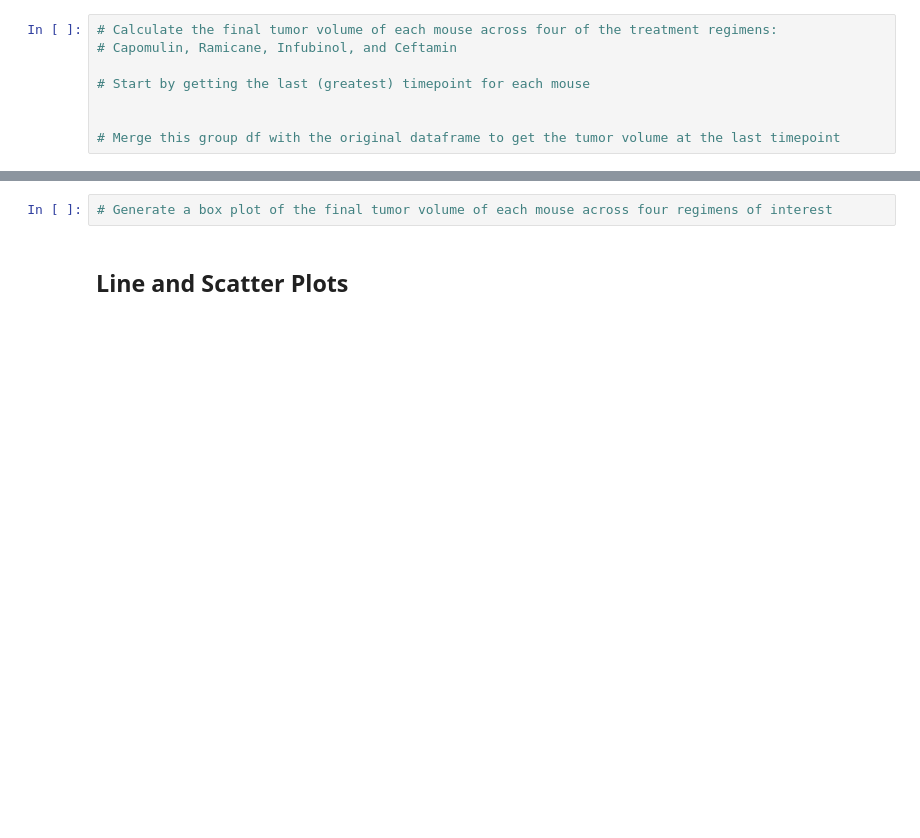
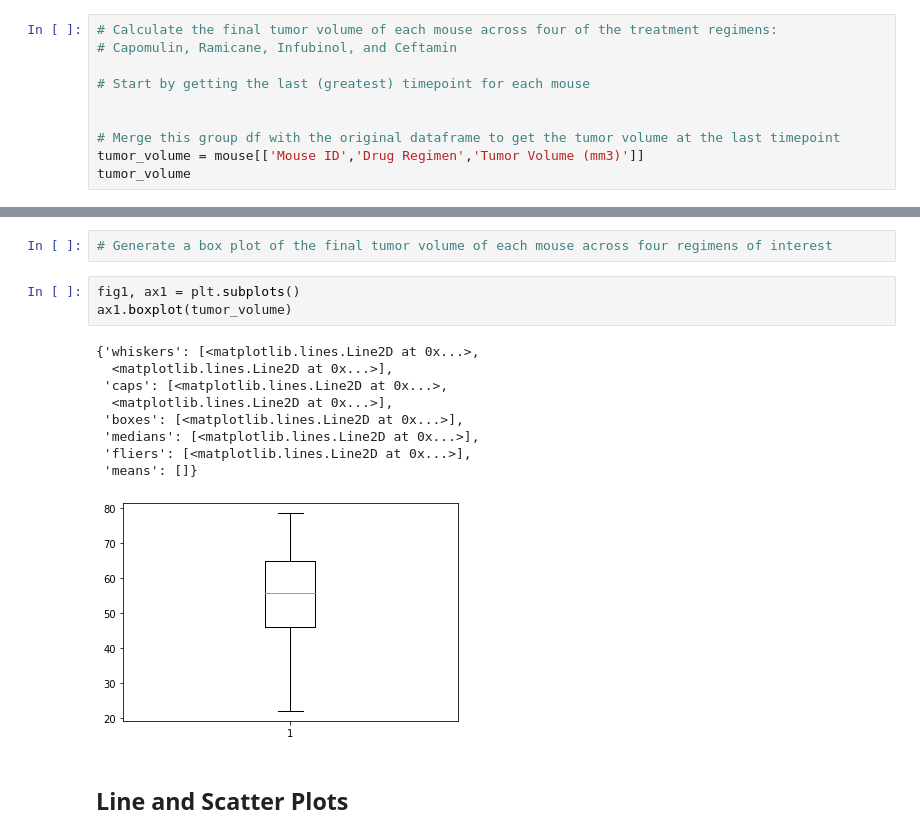
Before and after one commit to mbustillos329/matplotlib-homework, a Jupyter notebook: Pymaceuticals/pymaceuticals_starter.ipynb, the cells around one changed output, grey strips where cells are left out. Saved outputs shown, nothing was run; the diff lists cells and outputs as text; blank space fills up the shorter version.

```diff
--- a/Pymaceuticals/pymaceuticals_starter.ipynb
+++ b/Pymaceuticals/pymaceuticals_starter.ipynb
@@ -202,3 +224,5 @@ Index(['Capomulin', 'Ceftamin', 'Infubinol', 'Ketapril', 'Naftisol', 'Placebo',
 
 
 # Merge this group df with the original dataframe to get the tumor volume at the last timepoint
+tumor_volume = mouse[['Mouse ID','Drug Regimen','Tumor Volume (mm3)']]
+tumor_volume
@@ -222,5 +278,18 @@ Index(['Capomulin', 'Ceftamin', 'Infubinol', 'Ketapril', 'Naftisol', 'Placebo',
 # %%
 # Generate a box plot of the final tumor volume of each mouse across four regimens of interest
+# %%
+fig1, ax1 = plt.subplots()
+ax1.boxplot(tumor_volume)
+# %% [output]
+{'whiskers': [<matplotlib.lines.Line2D at 0x...>,
+  <matplotlib.lines.Line2D at 0x...>],
+ 'caps': [<matplotlib.lines.Line2D at 0x...>,
+  <matplotlib.lines.Line2D at 0x...>],
+ 'boxes': [<matplotlib.lines.Line2D at 0x...>],
+ 'medians': [<matplotlib.lines.Line2D at 0x...>],
+ 'fliers': [<matplotlib.lines.Line2D at 0x...>],
+ 'means': []}
+[figure, added]
 # %% [markdown]
 ## Line and Scatter Plots
 # %%
```
Also changed, not shown: parts of 8 cells of this notebook, 2 other files.
